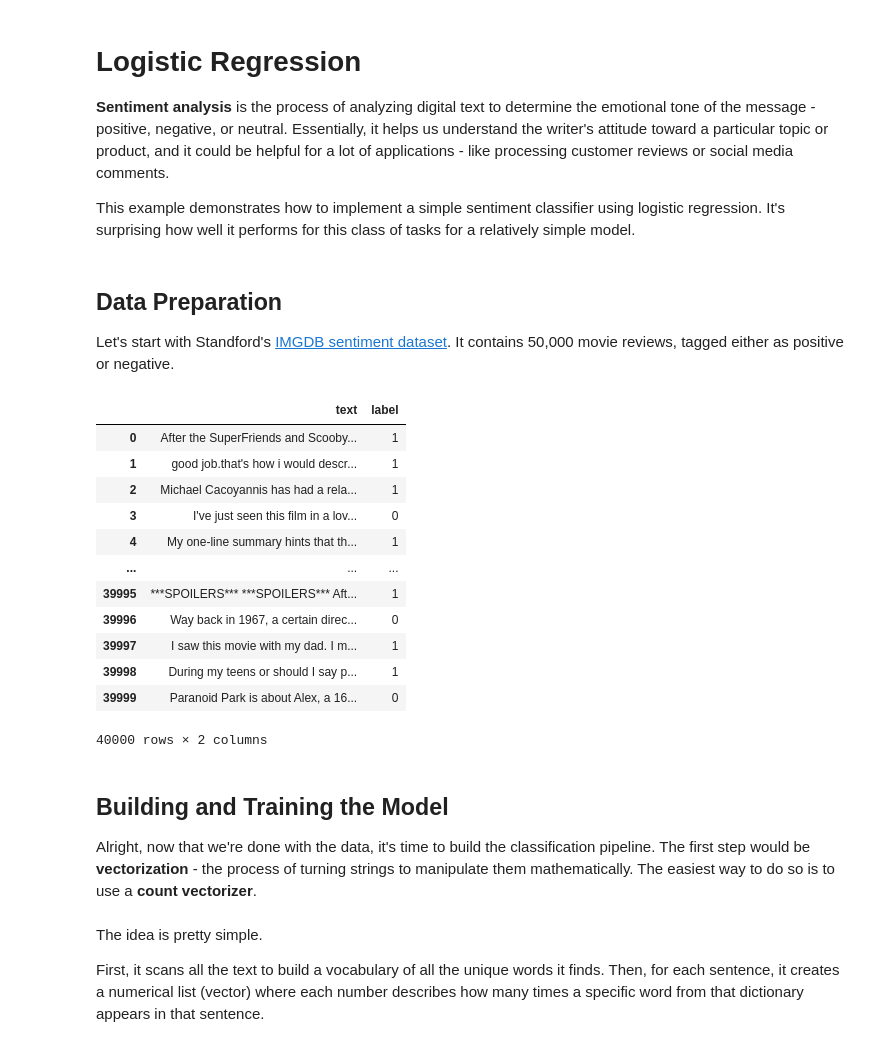
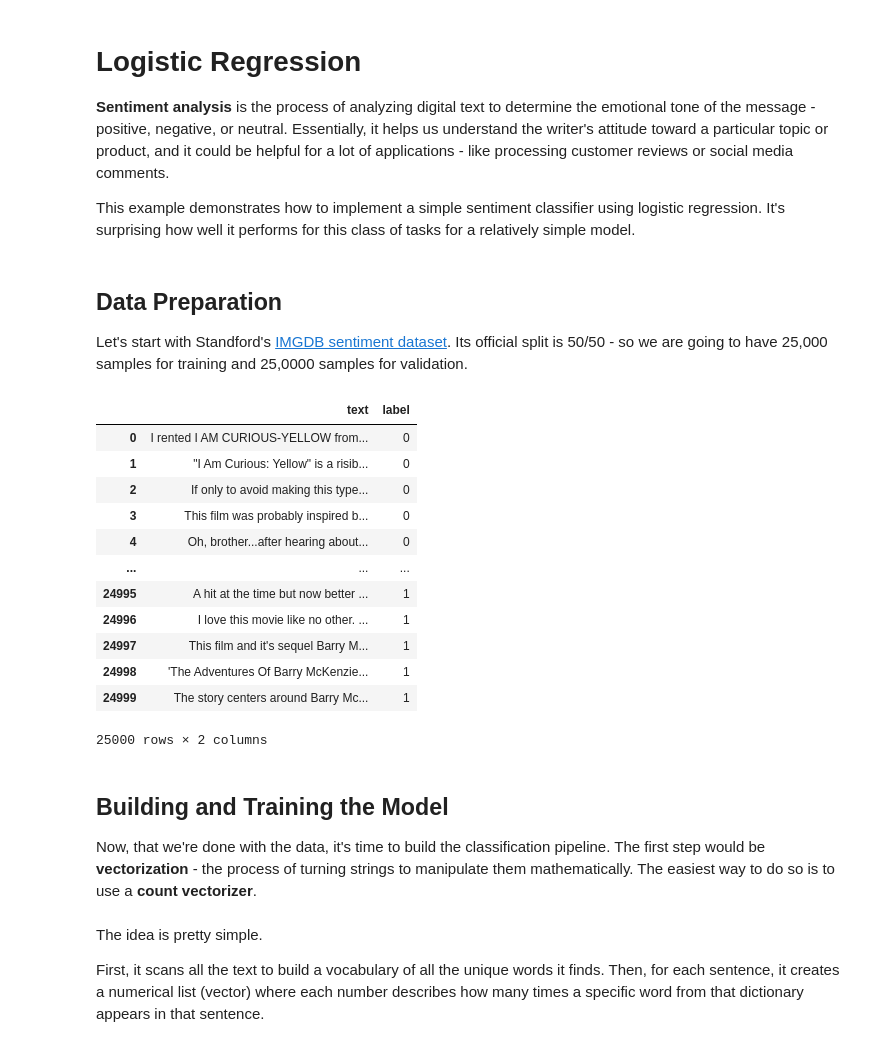
Before and after one commit to sweetpalma/mle, a Jupyter notebook: sentiment/01-logistic-regression.ipynb, the cells around one changed output. Drawn from its saved outputs; the diff is of its cells as text; code cells hidden in the pictures.

Commit message:
Changed sentiment analysis dataset from custom 80/20 split to official 50/50.

```diff
--- a/sentiment/01-logistic-regression.ipynb
+++ b/sentiment/01-logistic-regression.ipynb
@@ -7,35 +7,35 @@ This example demonstrates how to implement a simple sentiment classifier using l
 # %% [markdown]
 ## Data Preparation
 
-Let's start with Standford's [IMGDB sentiment dataset](https://ai.stanford.edu/~amaas/data/sentiment/). It contains 50,000 movie reviews, tagged either as positive or negative.
+Let's start with Standford's [IMGDB sentiment dataset](https://ai.stanford.edu/~amaas/data/sentiment/). Its official split is 50/50 - so we are going to have 25,000 samples for training and 25,0000 samples for validation.
 # %%
 from datasets import load_dataset
-ds = load_dataset('stanfordnlp/imdb', split='train+test')
-train, test = ds.train_test_split(test_size=0.2, seed=0).values()
+train, test = load_dataset('stanfordnlp/imdb', split=['train', 'test'])
+class_names = train.features['label'].names
 display(train.to_pandas())
 
 x_train = train['text']
 y_train = train['label']
 x_test = test['text']
 y_test = test['label']
 # %% [output]
 |  | text | label |
-| 0 | After the SuperFriends and Scooby... | 1 |
-| 1 | good job.that's how i would descr... | 1 |
-| 2 | Michael Cacoyannis has had a rela... | 1 |
-| 3 | I've just seen this film in a lov... | 0 |
-| 4 | My one-line summary hints that th... | 1 |
+| 0 | I rented I AM CURIOUS-YELLOW from... | 0 |
+| 1 | "I Am Curious: Yellow" is a risib... | 0 |
+| 2 | If only to avoid making this type... | 0 |
+| 3 | This film was probably inspired b... | 0 |
+| 4 | Oh, brother...after hearing about... | 0 |
 | ... | ... | ... |
-| 39995 | ***SPOILERS*** ***SPOILERS*** Aft... | 1 |
-| 39996 | Way back in 1967, a certain direc... | 0 |
-| 39997 | I saw this movie with my dad. I m... | 1 |
-| 39998 | During my teens or should I say p... | 1 |
-| 39999 | Paranoid Park is about Alex, a 16... | 0 |
+| 24995 | A hit at the time but now better ... | 1 |
+| 24996 | I love this movie like no other. ... | 1 |
+| 24997 | This film and it's sequel Barry M... | 1 |
+| 24998 | 'The Adventures Of Barry McKenzie... | 1 |
+| 24999 | The story centers around Barry Mc... | 1 |
-40000 rows × 2 columns
+25000 rows × 2 columns
 # %% [markdown]
 ## Building and Training the Model
 
-Alright, now that we're done with the data, it's time to build the classification pipeline. The first step would be **vectorization** - the process of turning strings to manipulate them mathematically. The easiest way to do so is to use a **count vectorizer**.
+Now, that we're done with the data, it's time to build the classification pipeline. The first step would be **vectorization** - the process of turning strings to manipulate them mathematically. The easiest way to do so is to use a **count vectorizer**.
 # %%
 from sklearn.feature_extraction.text import CountVectorizer
 vectorizer = CountVectorizer()
```
Also changed, not shown: parts of 3 cells of this notebook, 4 other files.
